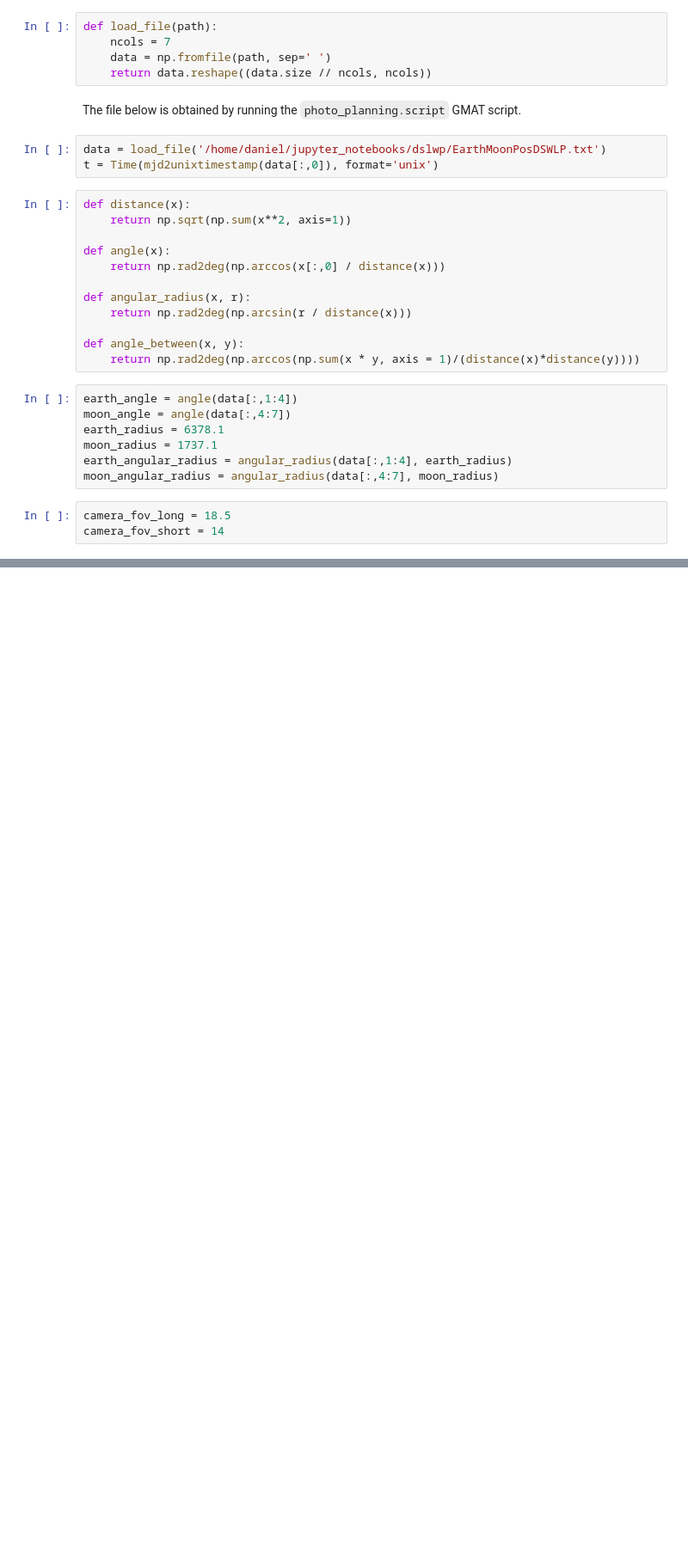
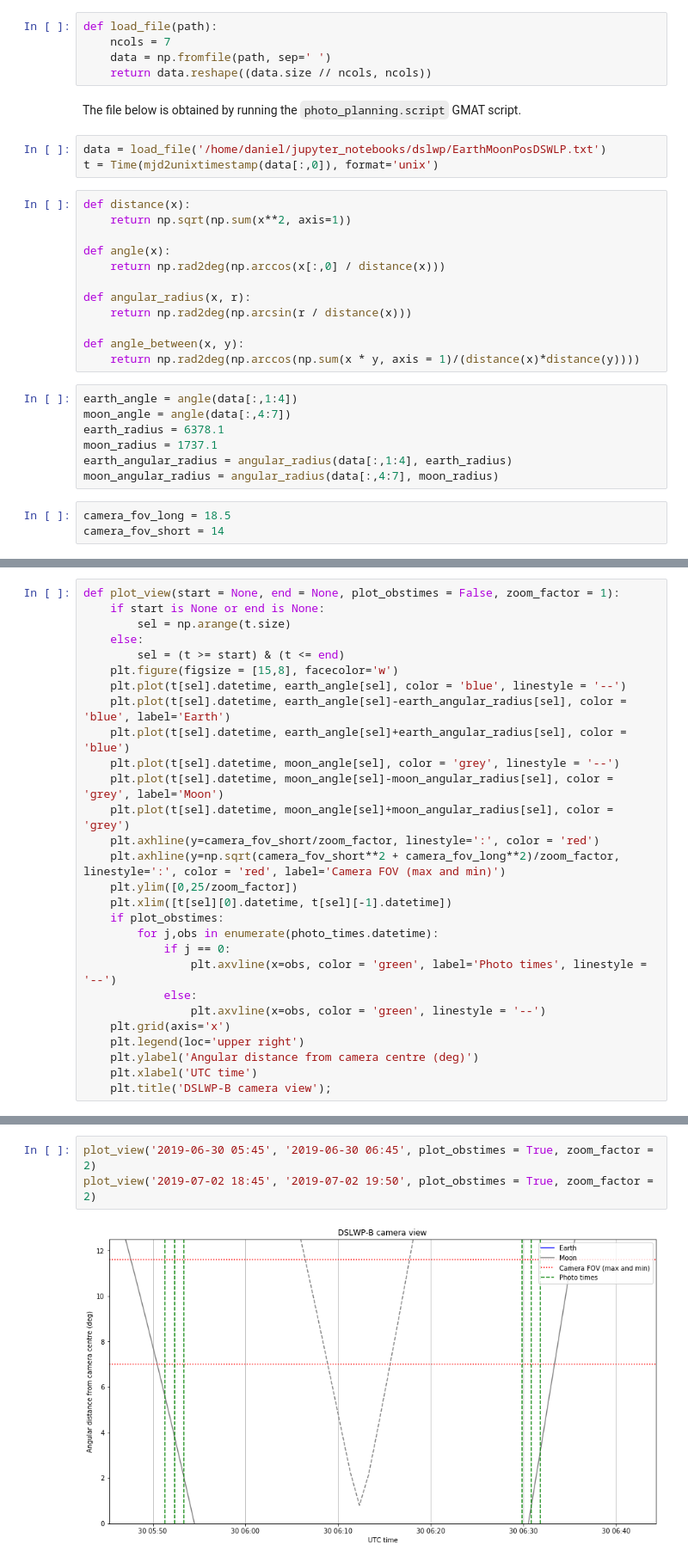
Before and after one commit to daniestevez/jupyter_notebooks, a Jupyter notebook: dslwp/DSLWP-B camera view.ipynb, the cells around one changed output, grey strips where cells are left out. Shown at 86% size. Cells and saved outputs as stored; diff of their text form; blank space fills up the shorter version.

Commit message:
Updated DSLWP-B camera planning for eclipse

```diff
--- a/dslwp/DSLWP-B camera view.ipynb
+++ b/dslwp/DSLWP-B camera view.ipynb
@@ -81,3 +85,31 @@ plt.title('DSLWP-B camera view');
+# %%
+def plot_view(start = None, end = None, plot_obstimes = False, zoom_factor = 1):
+    if start is None or end is None:
+        sel = np.arange(t.size)
+    else:
+        sel = (t >= start) & (t <= end)
+    plt.figure(figsize = [15,8], facecolor='w')
+    plt.plot(t[sel].datetime, earth_angle[sel], color = 'blue', linestyle = '--')
+    plt.plot(t[sel].datetime, earth_angle[sel]-earth_angular_radius[sel], color = 'blue', label='Earth')
+    plt.plot(t[sel].datetime, earth_angle[sel]+earth_angular_radius[sel], color = 'blue')
+    plt.plot(t[sel].datetime, moon_angle[sel], color = 'grey', linestyle = '--')
+    plt.plot(t[sel].datetime, moon_angle[sel]-moon_angular_radius[sel], color = 'grey', label='Moon')
+    plt.plot(t[sel].datetime, moon_angle[sel]+moon_angular_radius[sel], color = 'grey')
+    plt.axhline(y=camera_fov_short/zoom_factor, linestyle=':', color = 'red')
+    plt.axhline(y=np.sqrt(camera_fov_short**2 + camera_fov_long**2)/zoom_factor, linestyle=':', color = 'red', label='Camera FOV (max and min)')
+    plt.ylim([0,25/zoom_factor])
+    plt.xlim([t[sel][0].datetime, t[sel][-1].datetime])
+    if plot_obstimes:
+        for j,obs in enumerate(photo_times.datetime):
+            if j == 0:
+                plt.axvline(x=obs, color = 'green', label='Photo times', linestyle = '--')
+            else:
+                plt.axvline(x=obs, color = 'green', linestyle = '--')
+    plt.grid(axis='x')
+    plt.legend(loc='upper right')
+    plt.ylabel('Angular distance from camera centre (deg)')
+    plt.xlabel('UTC time')
+    plt.title('DSLWP-B camera view');
 # %%
 earth_moonrim_angle = angle_between(data[:,1:4], data[:,4:7]) - moon_angular_radius
 
@@ -117,3 +150,8 @@ def plot_earthrise(start = None, end = None, both_edges = False, plot_obstimes =
     plt.ylabel('Angular distance from Moon rim (deg)')
     plt.xlabel('UTC time')
     plt.title('DSLWP-B Earthrise view')
+# %%
+plot_view('2019-06-30 05:45', '2019-06-30 06:45', plot_obstimes = True, zoom_factor = 2)
+plot_view('2019-07-02 18:45', '2019-07-02 19:50', plot_obstimes = True, zoom_factor = 2)
+# %% [output]
+[figure, added]
```
Also changed, not shown: parts of 6 cells of this notebook, 2 other files.
